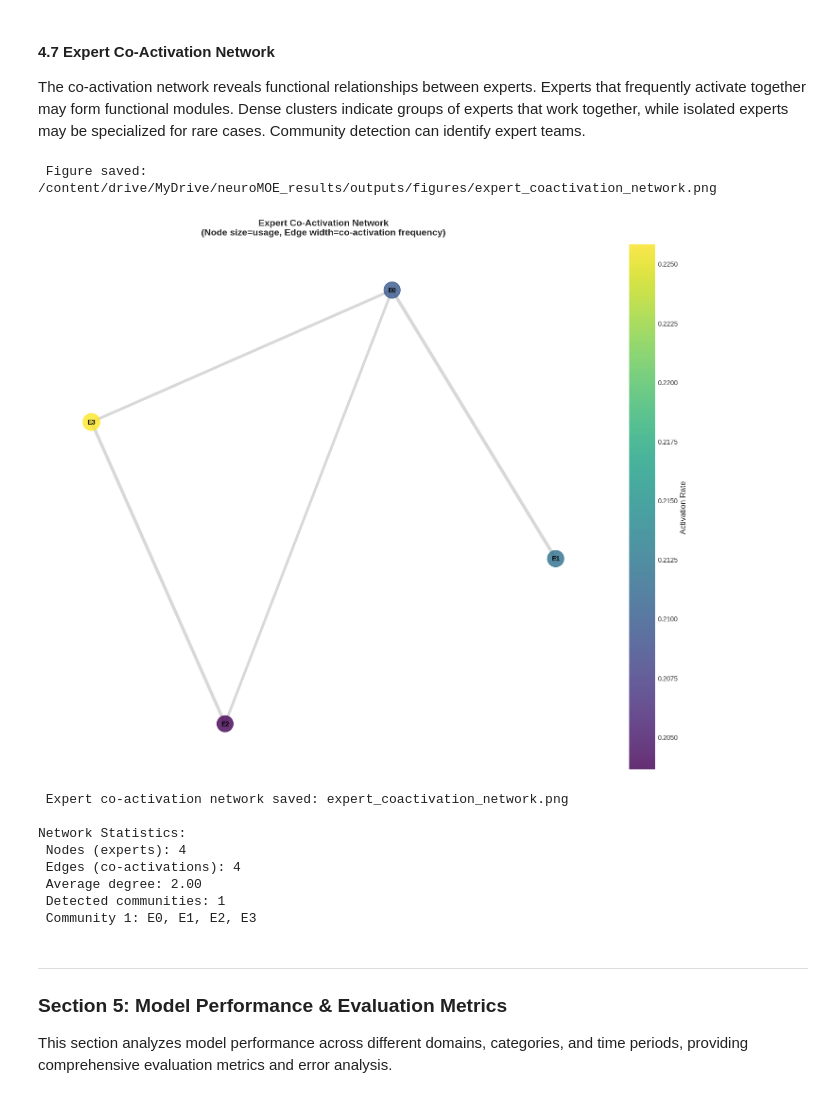
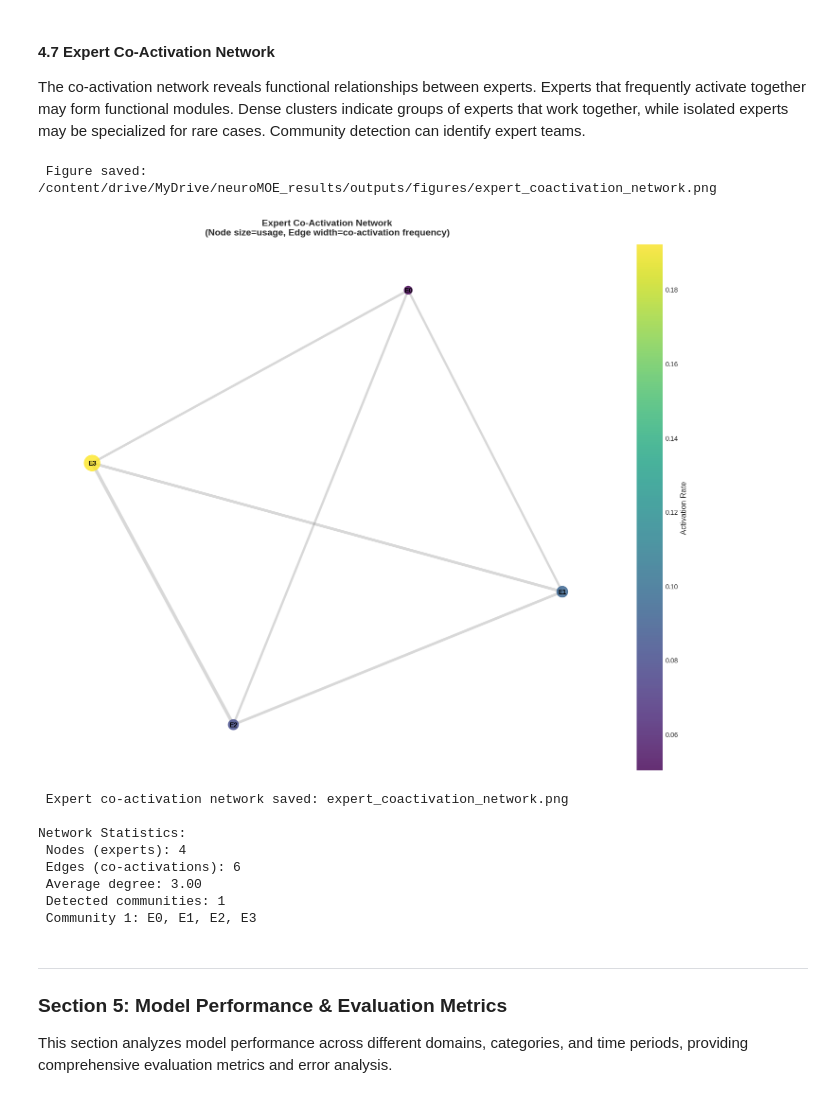
Before and after one commit to oleeveeuh/neuroSeekMOE, a Jupyter notebook: notebooks/model_analysis.ipynb, the cells around one changed output. Saved outputs shown, nothing was run; the diff lists cells and outputs as text; code cells hidden in the pictures.

```diff
--- a/notebooks/model_analysis.ipynb
+++ b/notebooks/model_analysis.ipynb
@@ -3322,8 +3359,8 @@ if 'expert_activations' in globals() and expert_activations is not None:
 
     for i in range(num_experts):
         for j in range(i+1, num_experts):
-            # Count papers where both experts activate
-            both_active = (expert_activations[:, i] & expert_activations[:, j]).sum()
+            # Count papers where both experts activate by checking if their activation values are greater than 0
+            both_active = ((expert_activations[:, i] > 0) & (expert_activations[:, j] > 0)).sum()
             coactivation_matrix[i, j] = both_active
             coactivation_matrix[j, i] = both_active # Symmetric
 
@@ -3383,40 +3420,40 @@ if 'expert_activations' in globals() and expert_activations is not None:
 
     plt.tight_layout()
     save_figure(fig, 'expert_coactivation_network', dpi=300)
     plt.show()
 
     print(" Expert co-activation network saved: expert_coactivation_network.png")
 
     # Analyze network properties
     if len(G.edges()) > 0:
         print(f"\nNetwork Statistics:")
         print(f" Nodes (experts): {G.number_of_nodes()}")
         print(f" Edges (co-activations): {G.number_of_edges()}")
         print(f" Average degree: {2 * G.number_of_edges() / G.number_of_nodes():.2f}")
 
         # Find communities
         try:
             from networkx.algorithms import community
             communities = community.greedy_modularity_communities(G)
             print(f" Detected communities: {len(communities)}")
             for i, comm in enumerate(communities):
                 expert_list = [f'E{e}' for e in sorted(comm)]
                 print(f" Community {i+1}: {', '.join(expert_list)}")
         except:
             print(" Community detection not available")
     else:
         print("\n No significant co-activations found (all below threshold)")
 else:
     print(" Cannot generate co-activation network: expert activation data not available")
 # %% [output]
  Figure saved: /content/drive/MyDrive/neuroMOE_results/outputs/figures/expert_coactivation_network.png
-[figure, old version]
+[figure, new version]
  Expert co-activation network saved: expert_coactivation_network.png
 
 Network Statistics:
  Nodes (experts): 4
- Edges (co-activations): 4
- Average degree: 2.00
+ Edges (co-activations): 6
+ Average degree: 3.00
  Detected communities: 1
  Community 1: E0, E1, E2, E3
 # %% [markdown]
```
Also changed, not shown: parts of 9 cells of this notebook.
